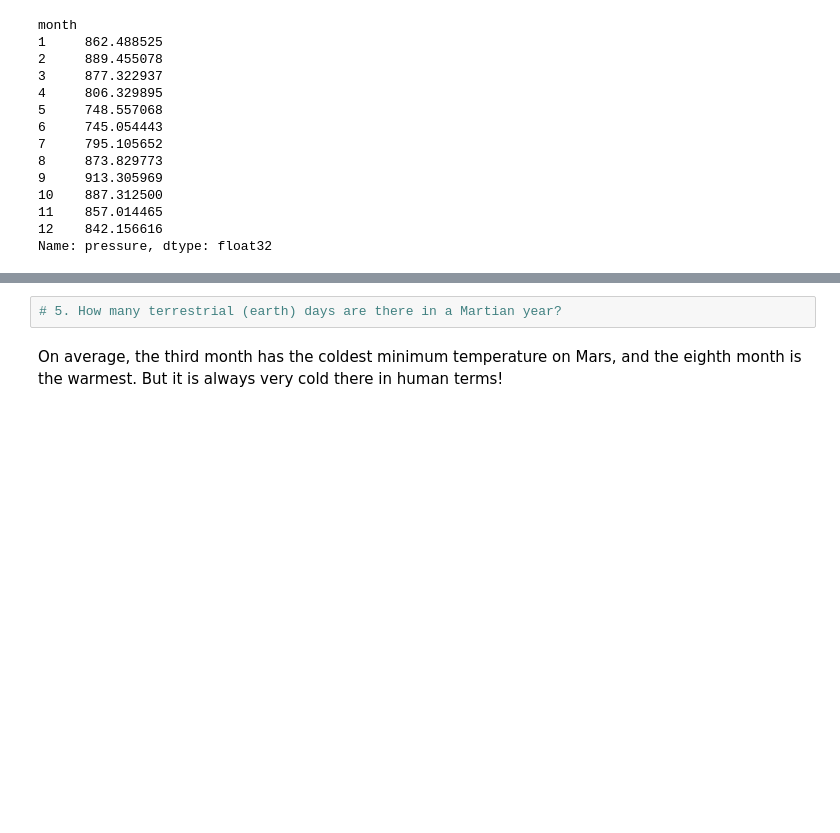
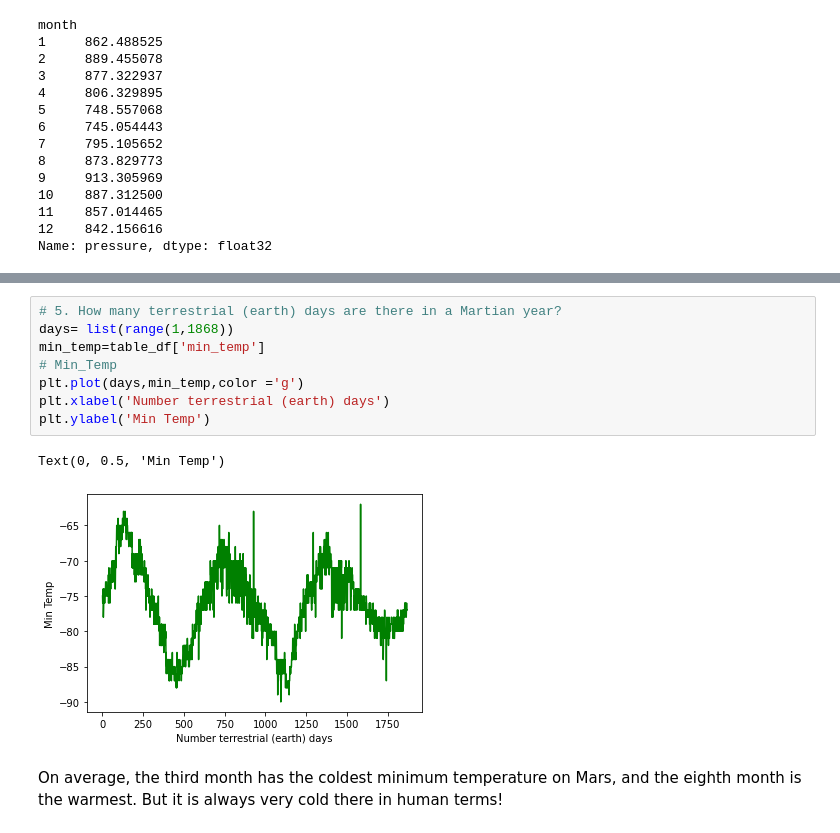
Before and after one commit to gasconma1960/Mission-to-Mars, a Jupyter notebook: part_2_mars_weather.ipynb, the cells around one changed output, grey strips where cells are left out. Drawn from its saved outputs; the diff is of its cells as text; blank space fills up the shorter version.

```diff
--- a/part_2_mars_weather.ipynb
+++ b/part_2_mars_weather.ipynb
@@ -224,5 +225,14 @@ plt.show()
 # %%
 # 5. How many terrestrial (earth) days are there in a Martian year?
+days= list(range(1,1868))
+min_temp=table_df['min_temp']
+# Min_Temp
+plt.plot(days,min_temp,color ='g')
+plt.xlabel('Number terrestrial (earth) days')
+plt.ylabel('Min Temp')
+# %% [output]
+Text(0, 0.5, 'Min Temp')
+[figure, added]
 # %% [markdown]
 On average, the third month has the coldest minimum temperature on Mars, and the eighth month is the warmest. But it is always very cold there in human terms!
 # %% [markdown]
```
Also changed, not shown: parts of 10 cells of this notebook, 2 other files.
